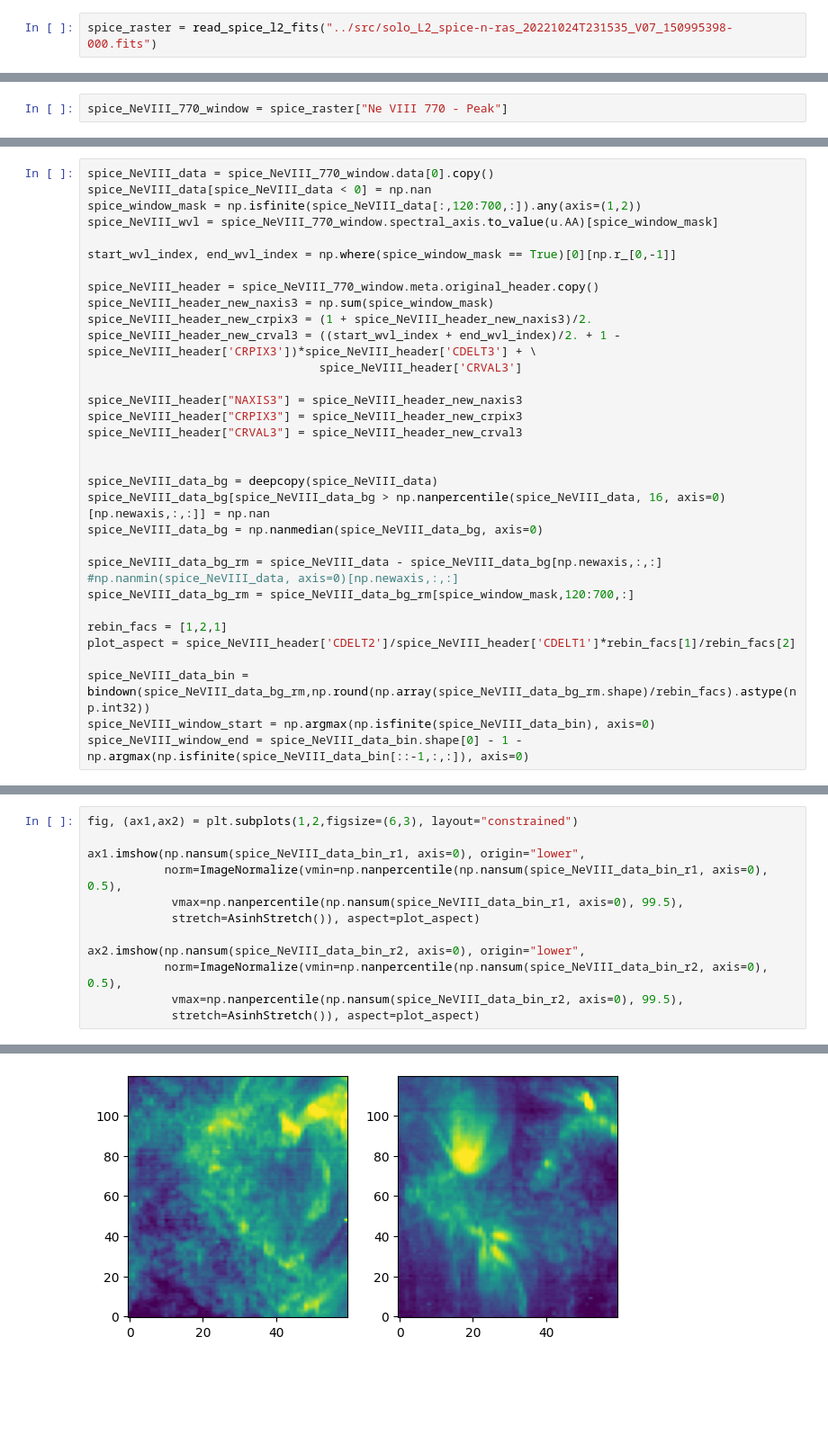
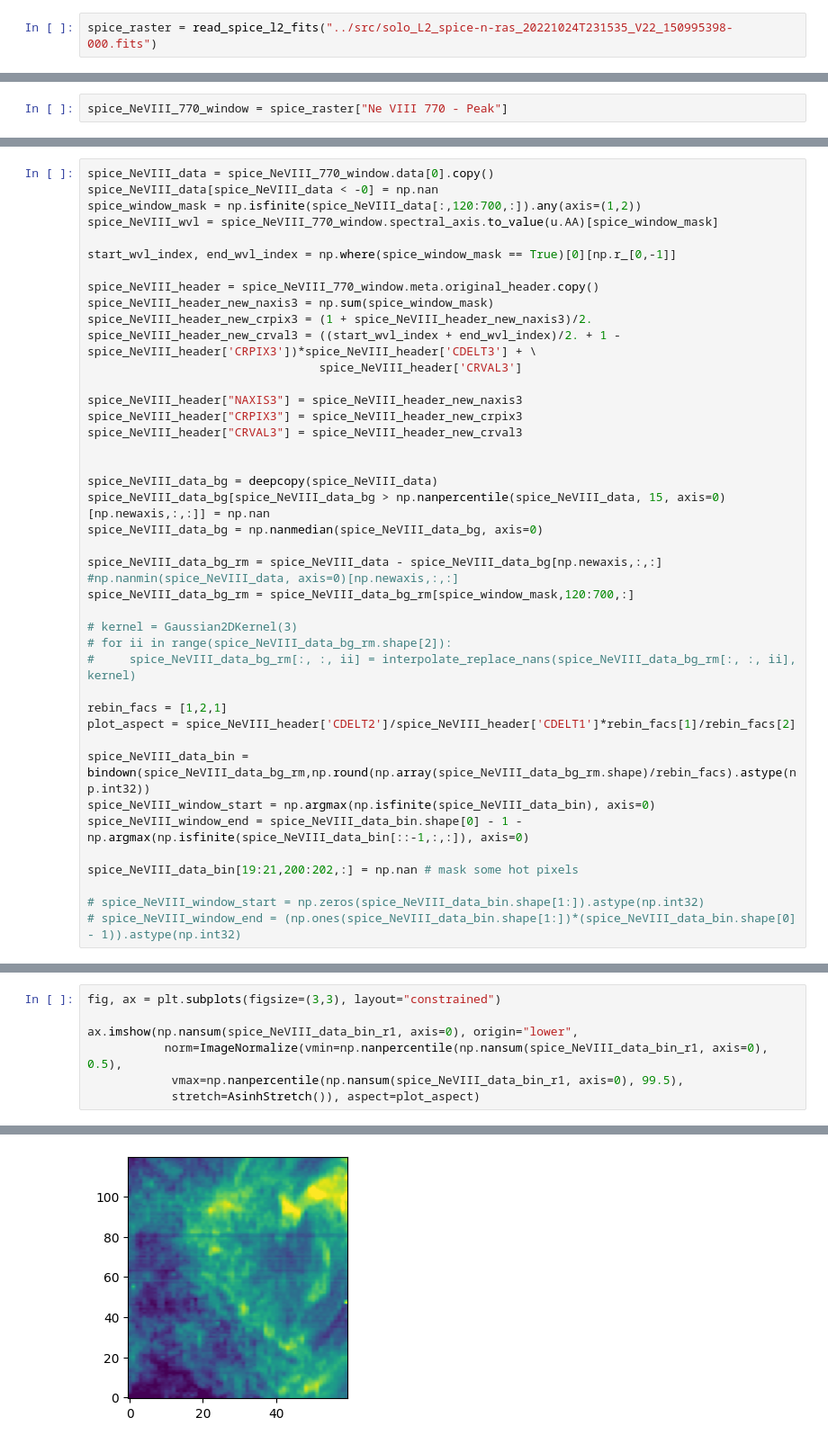
Before and after one commit to yjzhu-solar/SPICE_psf_202210, a Jupyter notebook: ipynb/spice_1024_NeVIII_ms_version.ipynb, the cells around one changed output, grey strips where cells are left out. Shown at 90% size. Saved outputs shown, nothing was run; the diff lists cells and outputs as text; blank space fills up the shorter version.

Commit message:
make figure for Appendix B

```diff
--- a/ipynb/spice_1024_NeVIII_ms_version.ipynb
+++ b/ipynb/spice_1024_NeVIII_ms_version.ipynb
@@ -32,5 +36,5 @@ from matplotlib.patches import Rectangle
 from copy import deepcopy
 from glob import glob
 # %%
-spice_raster = read_spice_l2_fits("../src/solo_L2_spice-n-ras_20221024T231535_V07_150995398-000.fits")
+spice_raster = read_spice_l2_fits("../src/solo_L2_spice-n-ras_20221024T231535_V22_150995398-000.fits")
 # %% [output]
@@ -75,6 +57,6 @@ array([[[False, False, False, ..., False, False, False],
 # %%
 spice_NeVIII_data = spice_NeVIII_770_window.data[0].copy()
-spice_NeVIII_data[spice_NeVIII_data < 0] = np.nan
+spice_NeVIII_data[spice_NeVIII_data < -0] = np.nan
 spice_window_mask = np.isfinite(spice_NeVIII_data[:,120:700,:]).any(axis=(1,2))
 spice_NeVIII_wvl = spice_NeVIII_770_window.spectral_axis.to_value(u.AA)[spice_window_mask]
 
@@ -92,11 +74,15 @@ spice_NeVIII_header["CRVAL3"] = spice_NeVIII_header_new_crval3
 
 
 spice_NeVIII_data_bg = deepcopy(spice_NeVIII_data)
-spice_NeVIII_data_bg[spice_NeVIII_data_bg > np.nanpercentile(spice_NeVIII_data, 16, axis=0)[np.newaxis,:,:]] = np.nan
+spice_NeVIII_data_bg[spice_NeVIII_data_bg > np.nanpercentile(spice_NeVIII_data, 15, axis=0)[np.newaxis,:,:]] = np.nan
 spice_NeVIII_data_bg = np.nanmedian(spice_NeVIII_data_bg, axis=0)
 
 spice_NeVIII_data_bg_rm = spice_NeVIII_data - spice_NeVIII_data_bg[np.newaxis,:,:] #np.nanmin(spice_NeVIII_data, axis=0)[np.newaxis,:,:]
 spice_NeVIII_data_bg_rm = spice_NeVIII_data_bg_rm[spice_window_mask,120:700,:]
+
+# kernel = Gaussian2DKernel(3)
+# for ii in range(spice_NeVIII_data_bg_rm.shape[2]):
+#     spice_NeVIII_data_bg_rm[:, :, ii] = interpolate_replace_nans(spice_NeVIII_data_bg_rm[:, :, ii], kernel)
 
 rebin_facs = [1,2,1]
 plot_aspect = spice_NeVIII_header['CDELT2']/spice_NeVIII_header['CDELT1']*rebin_facs[1]/rebin_facs[2]
@@ -104,6 +90,11 @@ plot_aspect = spice_NeVIII_header['CDELT2']/spice_NeVIII_header['CDELT1']*rebin_
 spice_NeVIII_data_bin = bindown(spice_NeVIII_data_bg_rm,np.round(np.array(spice_NeVIII_data_bg_rm.shape)/rebin_facs).astype(np.int32))
 spice_NeVIII_window_start = np.argmax(np.isfinite(spice_NeVIII_data_bin), axis=0)
 spice_NeVIII_window_end = spice_NeVIII_data_bin.shape[0] - 1 - np.argmax(np.isfinite(spice_NeVIII_data_bin[::-1,:,:]), axis=0)
+
+spice_NeVIII_data_bin[19:21,200:202,:] = np.nan # mask some hot pixels
+
+# spice_NeVIII_window_start = np.zeros(spice_NeVIII_data_bin.shape[1:]).astype(np.int32)
+# spice_NeVIII_window_end = (np.ones(spice_NeVIII_data_bin.shape[1:])*(spice_NeVIII_data_bin.shape[0] - 1)).astype(np.int32)
 # %%
 fig, ax = plt.subplots(figsize=(4,6), layout="constrained")
 ax.imshow(np.nansum(spice_NeVIII_data_bin, axis=0), origin="lower", aspect=plot_aspect,
@@ -124,16 +113,11 @@ spice_NeVIII_data_bin_r2 = spice_NeVIII_data_bin[:,100:220,100:160]
 # %%
-fig, (ax1,ax2) = plt.subplots(1,2,figsize=(6,3), layout="constrained")
+fig, ax = plt.subplots(figsize=(3,3), layout="constrained")
 
-ax1.imshow(np.nansum(spice_NeVIII_data_bin_r1, axis=0), origin="lower",
+ax.imshow(np.nansum(spice_NeVIII_data_bin_r1, axis=0), origin="lower",
            norm=ImageNormalize(vmin=np.nanpercentile(np.nansum(spice_NeVIII_data_bin_r1, axis=0), 0.5),
             vmax=np.nanpercentile(np.nansum(spice_NeVIII_data_bin_r1, axis=0), 99.5),
             stretch=AsinhStretch()), aspect=plot_aspect)
-
-ax2.imshow(np.nansum(spice_NeVIII_data_bin_r2, axis=0), origin="lower",
-           norm=ImageNormalize(vmin=np.nanpercentile(np.nansum(spice_NeVIII_data_bin_r2, axis=0), 0.5),
-            vmax=np.nanpercentile(np.nansum(spice_NeVIII_data_bin_r2, axis=0), 99.5),
-            stretch=AsinhStretch()), aspect=plot_aspect)
 # %% [output]
 <matplotlib.image.AxesImage at 0x...>
-[figure, old version]
+[figure, new version]
 # %%
```
Also changed, not shown: parts of 19 cells of this notebook, 2 other files.
